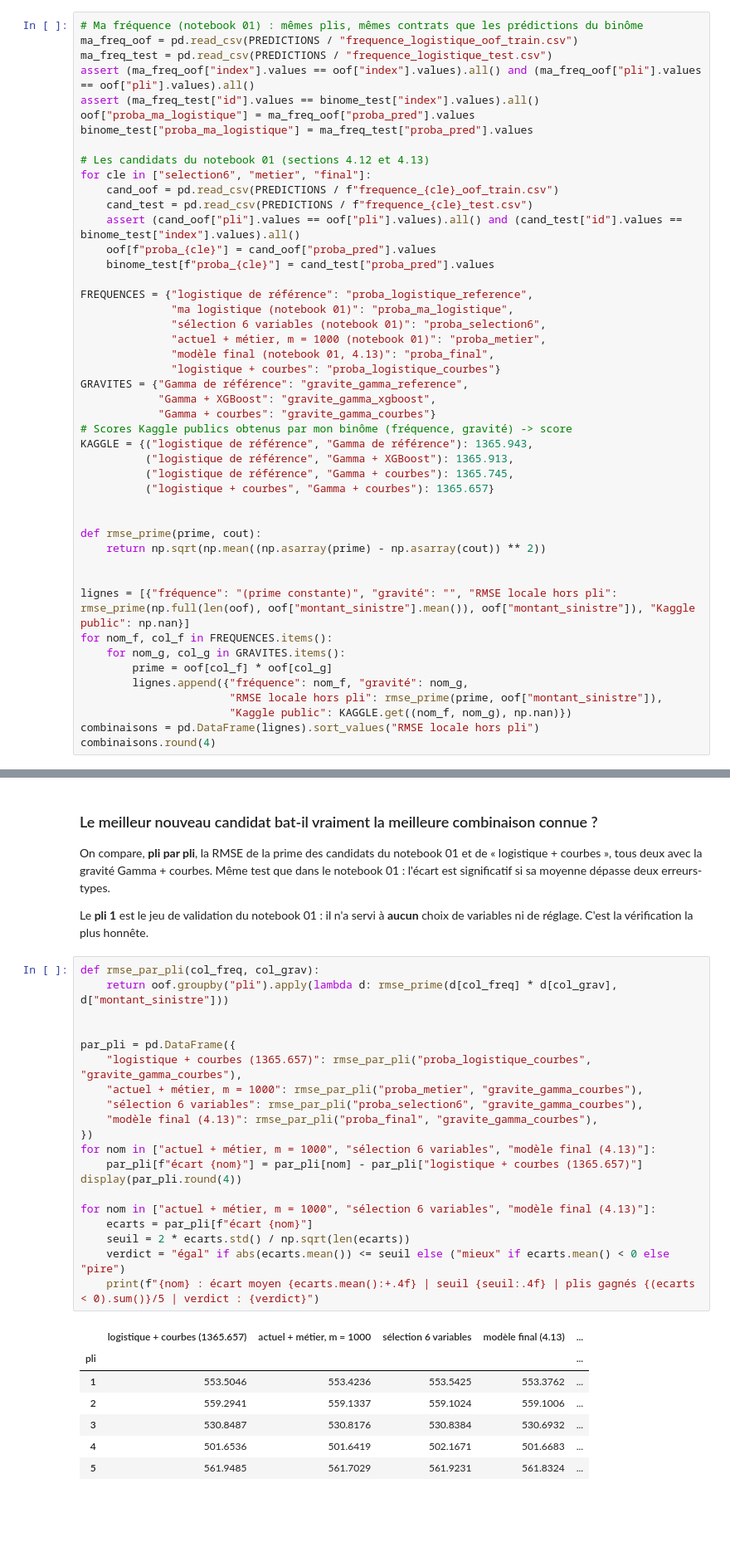
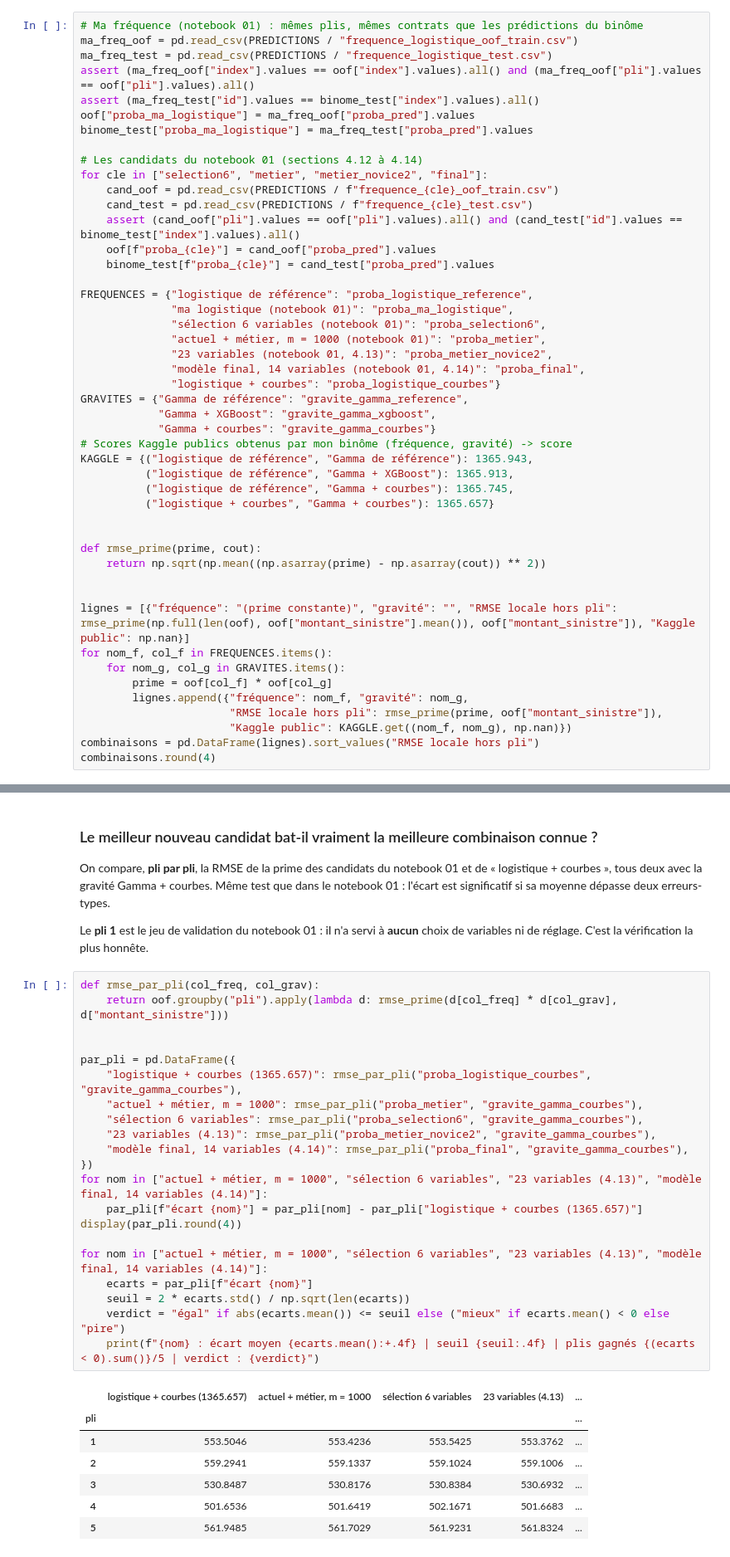
Before and after one commit to MaximilienCY/TD-Tarification-automobile-par-Machine-Learning, a Jupyter notebook: notebooks/03_prime_finale.ipynb, the cells around one changed output, grey strips where cells are left out. Shown at 83% size. Cells and saved outputs as stored; diff of their text form; blank space fills up the shorter version.

```diff
--- a/notebooks/03_prime_finale.ipynb
+++ b/notebooks/03_prime_finale.ipynb
@@ -41,8 +41,8 @@ assert (ma_freq_test["id"].values == binome_test["index"].values).all()
 oof["proba_ma_logistique"] = ma_freq_oof["proba_pred"].values
 binome_test["proba_ma_logistique"] = ma_freq_test["proba_pred"].values
 
-# Les candidats du notebook 01 (sections 4.12 et 4.13)
-for cle in ["selection6", "metier", "final"]:
+# Les candidats du notebook 01 (sections 4.12 à 4.14)
+for cle in ["selection6", "metier", "metier_novice2", "final"]:
     cand_oof = pd.read_csv(PREDICTIONS / f"frequence_{cle}_oof_train.csv")
     cand_test = pd.read_csv(PREDICTIONS / f"frequence_{cle}_test.csv")
     assert (cand_oof["pli"].values == oof["pli"].values).all() and (cand_test["id"].values == binome_test["index"].values).all()
@@ -53,7 +53,8 @@ FREQUENCES = {"logistique de référence": "proba_logistique_reference",
               "ma logistique (notebook 01)": "proba_ma_logistique",
               "sélection 6 variables (notebook 01)": "proba_selection6",
               "actuel + métier, m = 1000 (notebook 01)": "proba_metier",
-              "modèle final (notebook 01, 4.13)": "proba_final",
+              "23 variables (notebook 01, 4.13)": "proba_metier_novice2",
+              "modèle final, 14 variables (notebook 01, 4.14)": "proba_final",
               "logistique + courbes": "proba_logistique_courbes"}
 GRAVITES = {"Gamma de référence": "gravite_gamma_reference",
             "Gamma + XGBoost": "gravite_gamma_xgboost",
@@ -112,25 +113,26 @@ Le **pli 1** est le jeu de validation du notebook 01 : il n'a servi à **aucun**
 # %%
 def rmse_par_pli(col_freq, col_grav):
     return oof.groupby("pli").apply(lambda d: rmse_prime(d[col_freq] * d[col_grav], d["montant_sinistre"]))
 
 
 par_pli = pd.DataFrame({
     "logistique + courbes (1365.657)": rmse_par_pli("proba_logistique_courbes", "gravite_gamma_courbes"),
     "actuel + métier, m = 1000": rmse_par_pli("proba_metier", "gravite_gamma_courbes"),
     "sélection 6 variables": rmse_par_pli("proba_selection6", "gravite_gamma_courbes"),
-    "modèle final (4.13)": rmse_par_pli("proba_final", "gravite_gamma_courbes"),
+    "23 variables (4.13)": rmse_par_pli("proba_metier_novice2", "gravite_gamma_courbes"),
+    "modèle final, 14 variables (4.14)": rmse_par_pli("proba_final", "gravite_gamma_courbes"),
 })
-for nom in ["actuel + métier, m = 1000", "sélection 6 variables", "modèle final (4.13)"]:
+for nom in ["actuel + métier, m = 1000", "sélection 6 variables", "23 variables (4.13)", "modèle final, 14 variables (4.14)"]:
     par_pli[f"écart {nom}"] = par_pli[nom] - par_pli["logistique + courbes (1365.657)"]
 display(par_pli.round(4))
 
-for nom in ["actuel + métier, m = 1000", "sélection 6 variables", "modèle final (4.13)"]:
+for nom in ["actuel + métier, m = 1000", "sélection 6 variables", "23 variables (4.13)", "modèle final, 14 variables (4.14)"]:
     ecarts = par_pli[f"écart {nom}"]
     seuil = 2 * ecarts.std() / np.sqrt(len(ecarts))
     verdict = "égal" if abs(ecarts.mean()) <= seuil else ("mieux" if ecarts.mean() < 0 else "pire")
     print(f"{nom} : écart moyen {ecarts.mean():+.4f} | seuil {seuil:.4f} | plis gagnés {(ecarts < 0).sum()}/5 | verdict : {verdict}")
 # %% [output]
-|  | logistique + courbes (1365.657) | actuel + métier, m = 1000 | sélection 6 variables | modèle final (4.13) | ... |
+|  | logistique + courbes (1365.657) | actuel + métier, m = 1000 | sélection 6 variables | 23 variables (4.13) | ... |
 | pli |  |  |  |  | ... |
 | 1 | 553.5046 | 553.4236 | 553.5425 | 553.3762 | ... |
 | 2 | 559.2941 | 559.1337 | 559.1024 | 559.1006 | ... |
```
Also changed, not shown: parts of 6 cells of this notebook, 7 other files.
